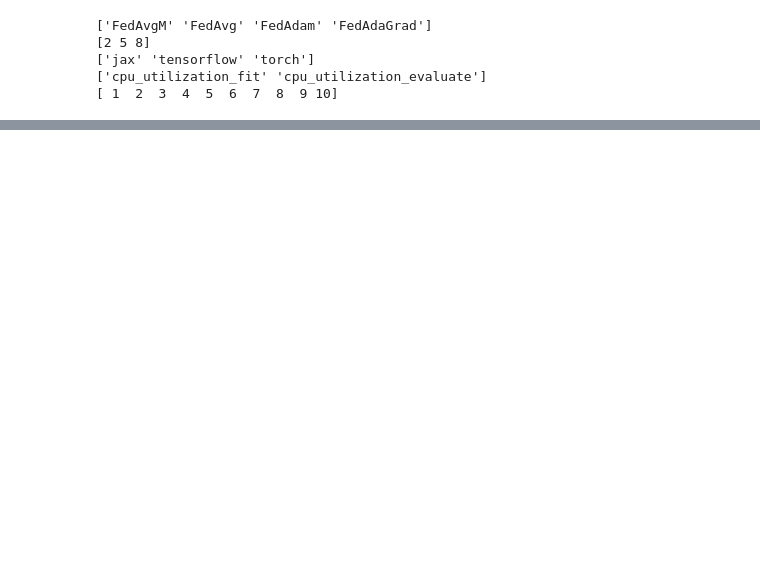
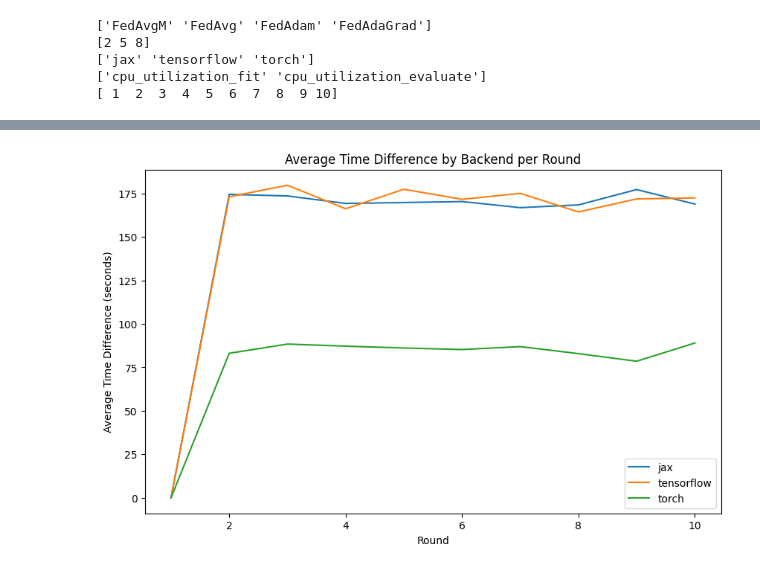
Before and after one commit to fedorTurchenko18/dsc-516, a Jupyter notebook: federated-learning-results/eda_logs.ipynb, the cells around one changed output, grey strips where cells are left out. Drawn from its saved outputs; the diff is of its cells as text; code cells hidden in the pictures; blank space fills up the shorter version.

```diff
--- a/federated-learning-results/eda_logs.ipynb
+++ b/federated-learning-results/eda_logs.ipynb
@@ -254,0 +254,13 @@ acc.head()
+# %%
+df_for_time = df[df['metric'].str.contains('fit_progress_accuracy')]
+df_for_time = df_for_time[['strategy', 'n_clients', 'backend', 'round', 'timestamp']]
+
+df_for_time['timestamp'] = df_for_time['timestamp'].astype(float)
+
+df_for_time['time_diff'] = df_for_time.sort_values(by=['strategy', 'n_clients', 'backend', 'round']).groupby(['strategy', 'n_clients', 'backend'])['timestamp'].diff()
+
+# Handling the NaN values for the first entry of each group
+df_for_time['time_diff'].fillna(0, inplace=True)
+
+# Display the updated DataFrame
+print(df_for_time)
@@ -254,0 +282,29 @@ acc.head()
+# %%
+import matplotlib.pyplot as plt
+
+backends = df_for_time['backend'].unique()
+rounds = [i for i in range(1, 11)]
+
+plt.figure(figsize=(10, 6))
+plt.title('Average Time Difference by Backend per Round')
+plt.xlabel('Round')
+plt.ylabel('Average Time Difference (seconds)')
+
+# Plot for each backend
+for backend in backends:
+    # Filter and group the DataFrame for the specific backend
+    subset = df_for_time[df_for_time['backend'] == backend]
+
+    # Group by round and calculate the mean
+    mean_values = subset.groupby('round')['time_diff'].mean()
+
+    # Check if there are enough rounds, if not, skip
+    if mean_values.index.max() < max(rounds):
+        continue
+
+    plt.plot(mean_values.index, mean_values.values, label=f'{backend}')
+
+plt.legend()
+plt.show()
+# %% [output]
+[figure, added]
```
Also changed, not shown: parts of 9 cells of this notebook, 2 other files.
